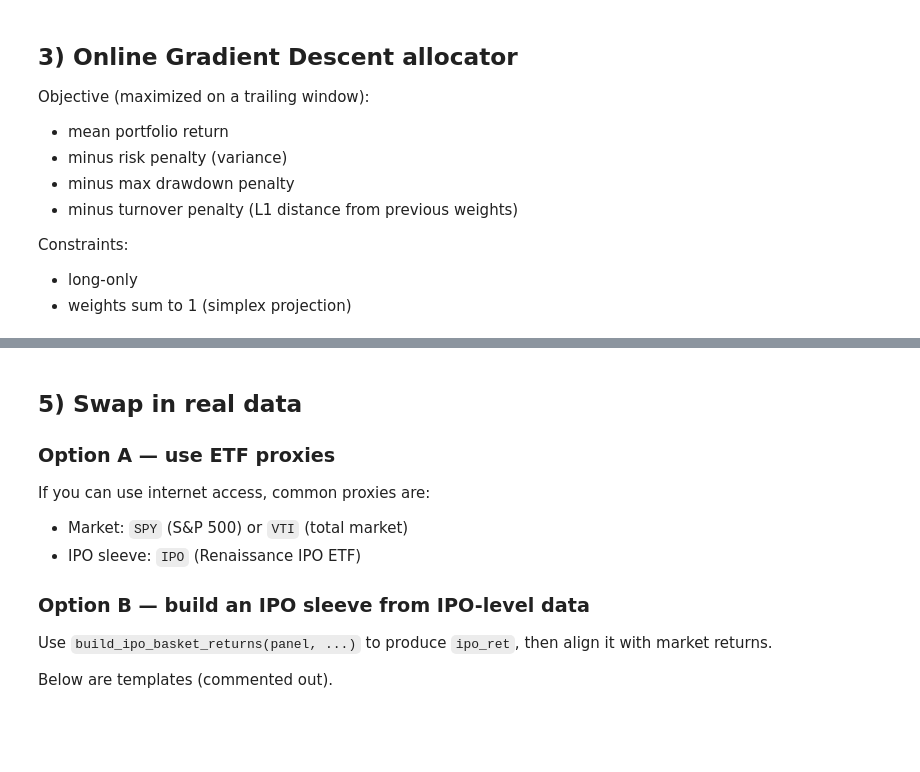
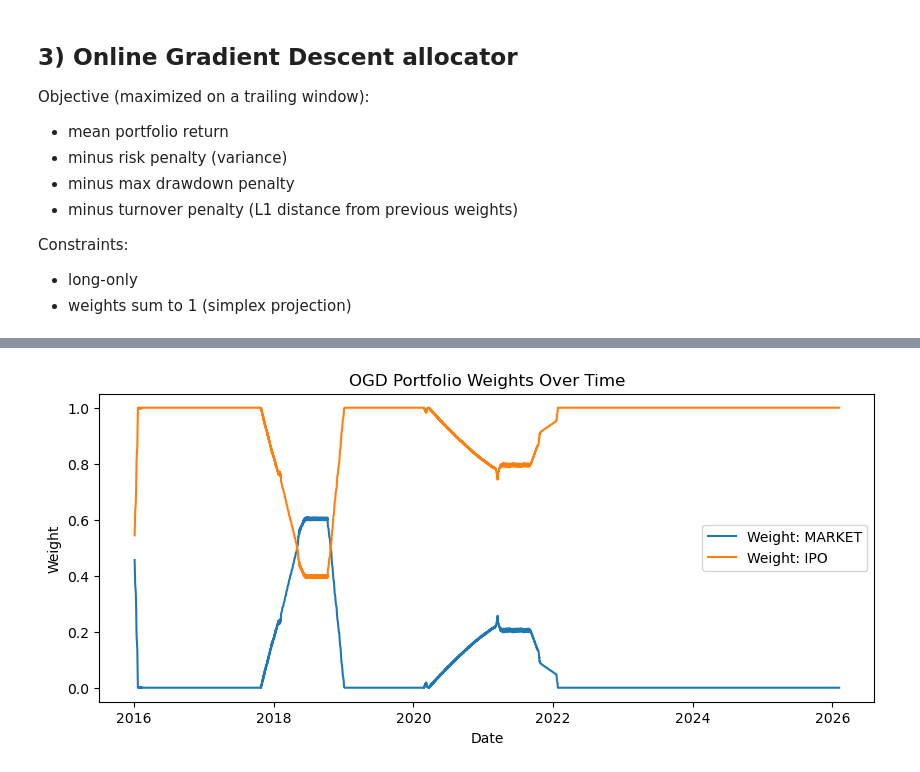
Before and after one commit to shivani9298/STAT-4830-OSO, a Jupyter notebook: Stock_vs_IPO_Online_OGD_Portfolio_Optimizer.ipynb, the cells around one changed output, grey strips where cells are left out. Saved outputs shown, nothing was run; the diff lists cells and outputs as text; code cells hidden in the pictures; blank space fills up the shorter version.

```diff
--- a/Stock_vs_IPO_Online_OGD_Portfolio_Optimizer.ipynb
+++ b/Stock_vs_IPO_Online_OGD_Portfolio_Optimizer.ipynb
@@ -189,7 +191,7 @@ class OnlineOGDAllocator:
         self.t += 1
         lr = self.lr0 * (self.lr_decay ** (self.t - 1))
 
-        R = torch.tensor(window_returns, device=self.device)
+        R = torch.tensor(window_returns, device=self.device, dtype=torch.float32)
         # Decision variable
         w_var = self.w.clone().detach().requires_grad_(True)
 
@@ -238,0 +232,8 @@ rets.head()
+# %%
+# 4.0 Load returns (market + IPO sleeve)
+# Using SPY (S&P 500) and Renaissance IPO ETF as proxies. Requires: pip install yfinance
+
+rets = load_returns_with_yfinance(["SPY", "IPO"], start="2015-01-01")
+rets = rets.dropna()
+rets.columns = ["MARKET", "IPO"]
+rets
@@ -280,21 +320,13 @@ plt.show()
 # %%
-plt.figure(figsize=(10,4))
-plt.plot(w_df.index, w_df["MARKET"], label="Weight: MARKET")
-plt.plot(w_df.index, w_df["IPO"], label="Weight: IPO")
+# 4.3 Portfolio weights over time
+
+plt.figure(figsize=(10, 4))
+for col in w_df.columns:
+    plt.plot(w_df.index, w_df[col], label=f"Weight: {col}")
 plt.legend()
-plt.title("Portfolio Weights Over Time")
+plt.title("OGD Portfolio Weights Over Time")
 plt.xlabel("Date")
 plt.ylabel("Weight")
 plt.show()
+# %% [output]
+[figure, added]
-# %% [markdown]
-## 5) Swap in real data
-
-### Option A — use ETF proxies
-If you can use internet access, common proxies are:
-- Market: `SPY` (S&P 500) or `VTI` (total market)
-- IPO sleeve: `IPO` (Renaissance IPO ETF)
-
-### Option B — build an IPO sleeve from IPO-level data
-Use `build_ipo_basket_returns(panel, ...)` to produce `ipo_ret`, then align it with market returns.
-
-Below are templates (commented out).
```
Also changed, not shown: parts of 8 cells of this notebook, 2 other files.
